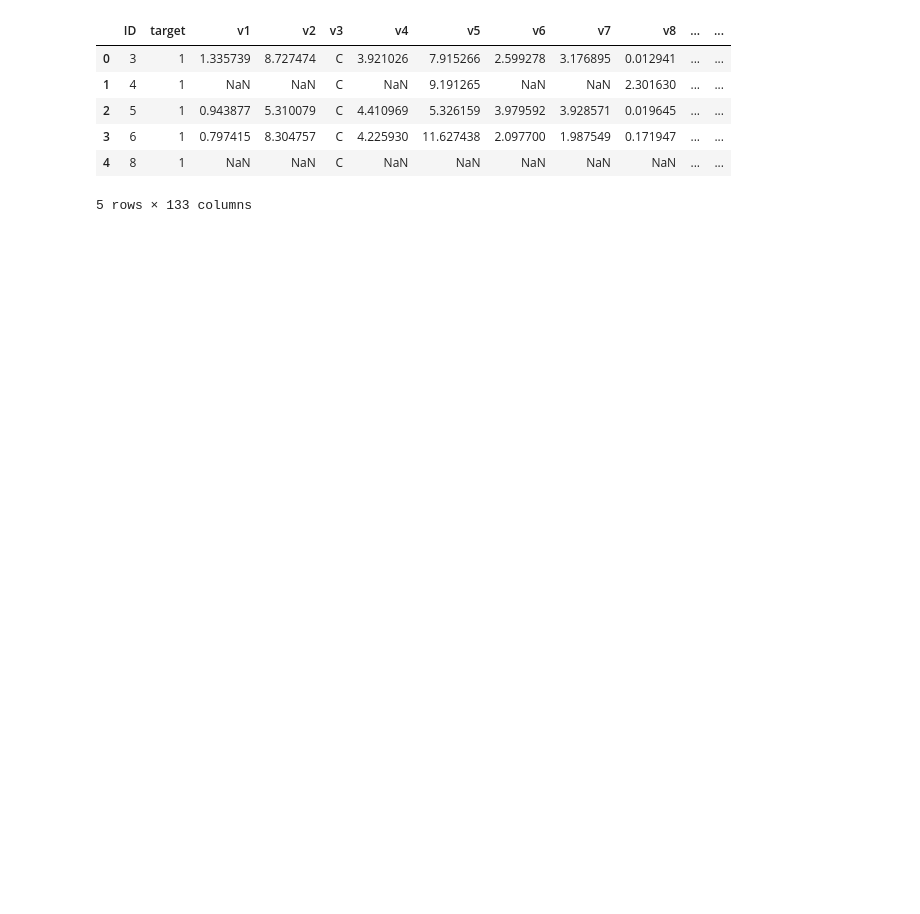
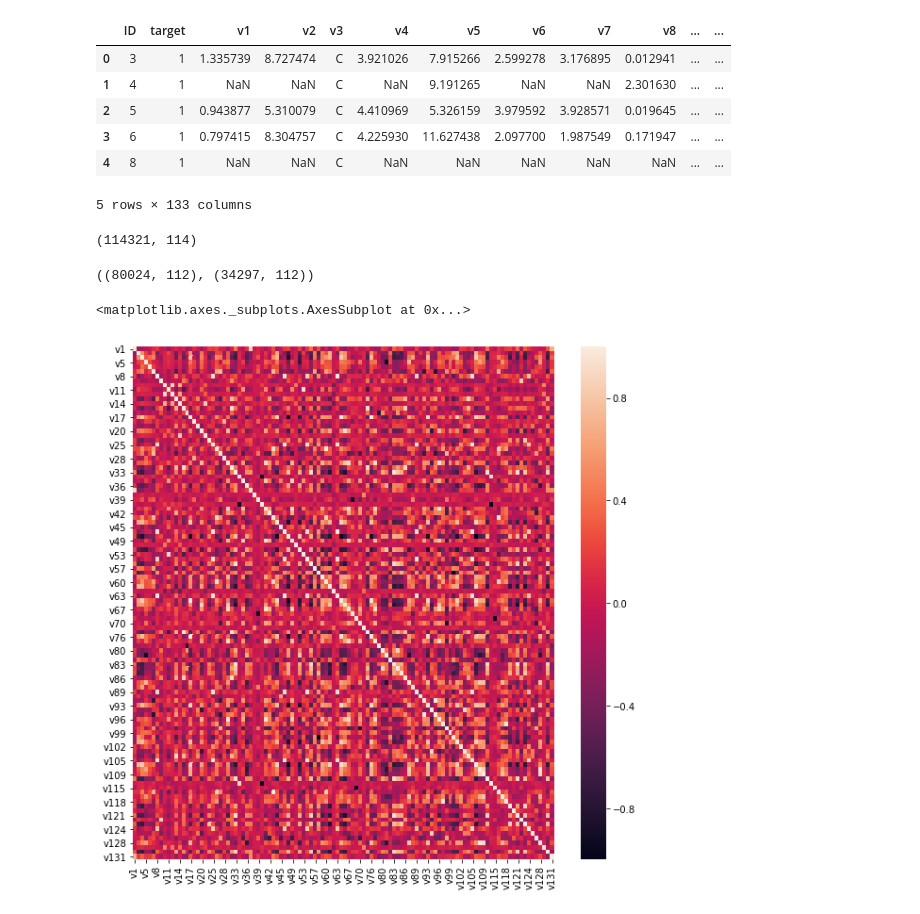
Before and after one commit to DaoodS/Machine_Learning_Projects, a Jupyter notebook: Feature_Selection/Correlation_based_selection.ipynb, the cells around one changed output. Cells and saved outputs as stored; diff of their text form; code cells hidden in the pictures; blank space fills up the shorter version.

```diff
--- a/Feature_Selection/Correlation_based_selection.ipynb
+++ b/Feature_Selection/Correlation_based_selection.ipynb
@@ -18,3 +18,28 @@ data.head()
 | 3 | 6 | 1 | 0.797415 | 8.304757 | C | 4.225930 | 11.627438 | 2.097700 | 1.987549 | 0.171947 | ... | ... |
 | 4 | 8 | 1 | NaN | NaN | C | NaN | NaN | NaN | NaN | NaN | ... | ... |
 5 rows × 133 columns
+# %%
+numerics = ['int16', 'int32', 'int64', 'float16', 'float32', 'float64']
+numerical_vars = list(data.select_dtypes(include=numerics).columns)
+data = data[numerical_vars]
+data.shape
+# %% [output]
+(114321, 114)
+# %%
+X_train, X_test, y_train, y_test = train_test_split(
+    data.drop(labels=['target', 'ID'], axis=1),
+    data['target'],
+    test_size=0.3,
+    random_state=0)
+
+X_train.shape, X_test.shape
+# %% [output]
+((80024, 112), (34297, 112))
+# %%
+corr_matrix = X_train.corr()
+fig, ax = plt.subplots()
+fig.set_size_inches(10,10)
+sns.heatmap(corr_matrix)
+# %% [output]
+<matplotlib.axes._subplots.AxesSubplot at 0x...>
+[figure, added]
```
Also changed, not shown: 1 other file.
